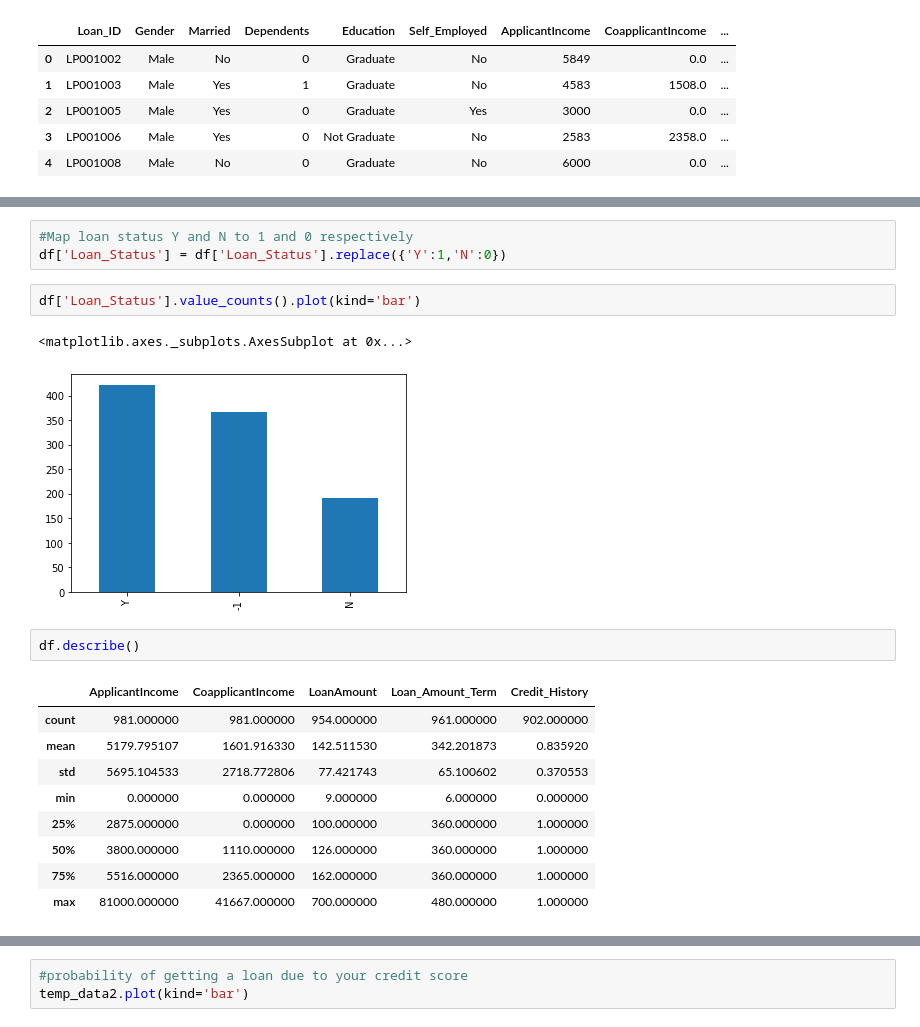
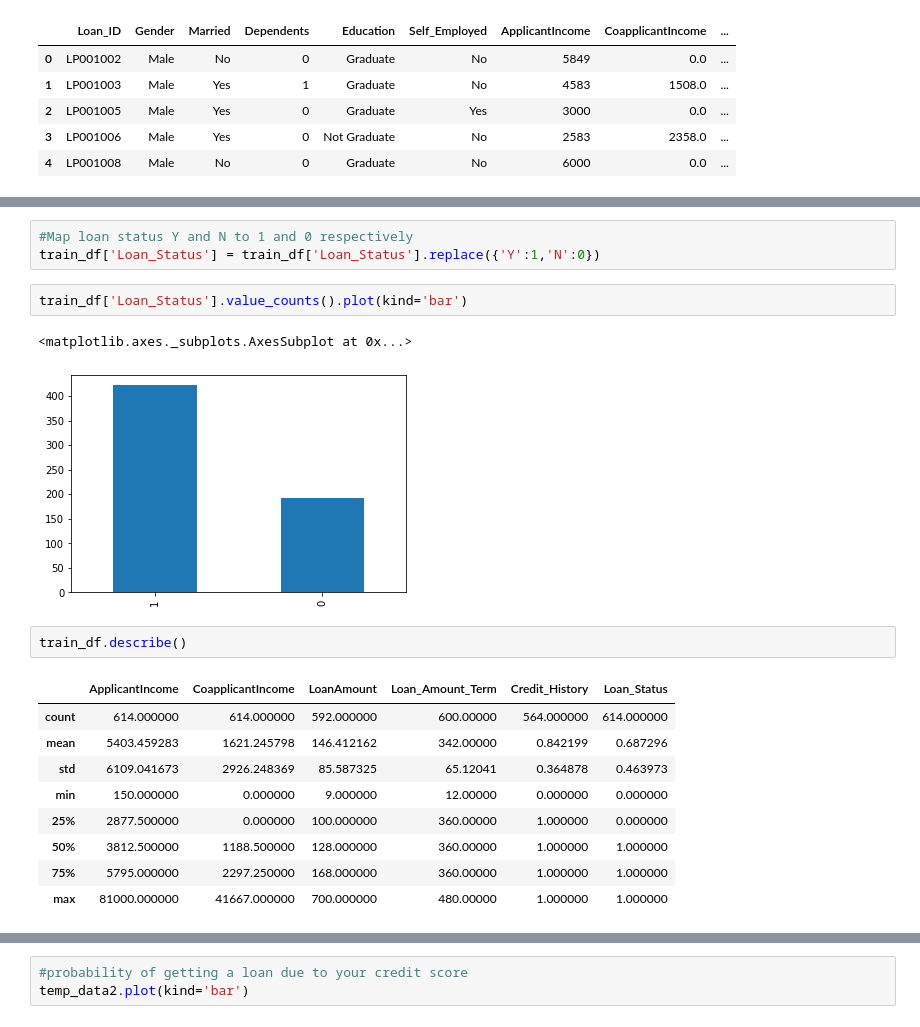
Before and after one commit to walecole/Loan-Prediction, a Jupyter notebook: LoanPrediction.ipynb, the cells around one changed output, grey strips where cells are left out. Drawn from its saved outputs; the diff is of its cells as text.

```diff
--- a/LoanPrediction.ipynb
+++ b/LoanPrediction.ipynb
@@ -111,22 +99,22 @@ Self_Employed
 ... (4 outputs left out)
 # %%
 #Map loan status Y and N to 1 and 0 respectively
-df['Loan_Status'] = df['Loan_Status'].replace({'Y':1,'N':0})
+train_df['Loan_Status'] = train_df['Loan_Status'].replace({'Y':1,'N':0})
 # %%
-df['Loan_Status'].value_counts().plot(kind='bar')
+train_df['Loan_Status'].value_counts().plot(kind='bar')
 # %% [output]
 <matplotlib.axes._subplots.AxesSubplot at 0x...>
-[figure, old version]
+[figure, new version]
 # %%
-df.describe()
+train_df.describe()
 # %% [output]
-|  | ApplicantIncome | CoapplicantIncome | LoanAmount | Loan_Amount_Term | Credit_History |
-| count | 981.000000 | 981.000000 | 954.000000 | 961.000000 | 902.000000 |
-| mean | 5179.795107 | 1601.916330 | 142.511530 | 342.201873 | 0.835920 |
-| std | 5695.104533 | 2718.772806 | 77.421743 | 65.100602 | 0.370553 |
-| min | 0.000000 | 0.000000 | 9.000000 | 6.000000 | 0.000000 |
-| 25% | 2875.000000 | 0.000000 | 100.000000 | 360.000000 | 1.000000 |
-| 50% | 3800.000000 | 1110.000000 | 126.000000 | 360.000000 | 1.000000 |
-| 75% | 5516.000000 | 2365.000000 | 162.000000 | 360.000000 | 1.000000 |
-| max | 81000.000000 | 41667.000000 | 700.000000 | 480.000000 | 1.000000 |
+|  | ApplicantIncome | CoapplicantIncome | LoanAmount | Loan_Amount_Term | Credit_History | Loan_Status |
+| count | 614.000000 | 614.000000 | 592.000000 | 600.00000 | 564.000000 | 614.000000 |
+| mean | 5403.459283 | 1621.245798 | 146.412162 | 342.00000 | 0.842199 | 0.687296 |
+| std | 6109.041673 | 2926.248369 | 85.587325 | 65.12041 | 0.364878 | 0.463973 |
+| min | 150.000000 | 0.000000 | 9.000000 | 12.00000 | 0.000000 | 0.000000 |
+| 25% | 2877.500000 | 0.000000 | 100.000000 | 360.00000 | 1.000000 | 0.000000 |
+| 50% | 3812.500000 | 1188.500000 | 128.000000 | 360.00000 | 1.000000 | 1.000000 |
+| 75% | 5795.000000 | 2297.250000 | 168.000000 | 360.00000 | 1.000000 | 1.000000 |
+| max | 81000.000000 | 41667.000000 | 700.000000 | 480.00000 | 1.000000 | 1.000000 |
 # %%
```
Also changed, not shown: parts of 29 cells of this notebook.
